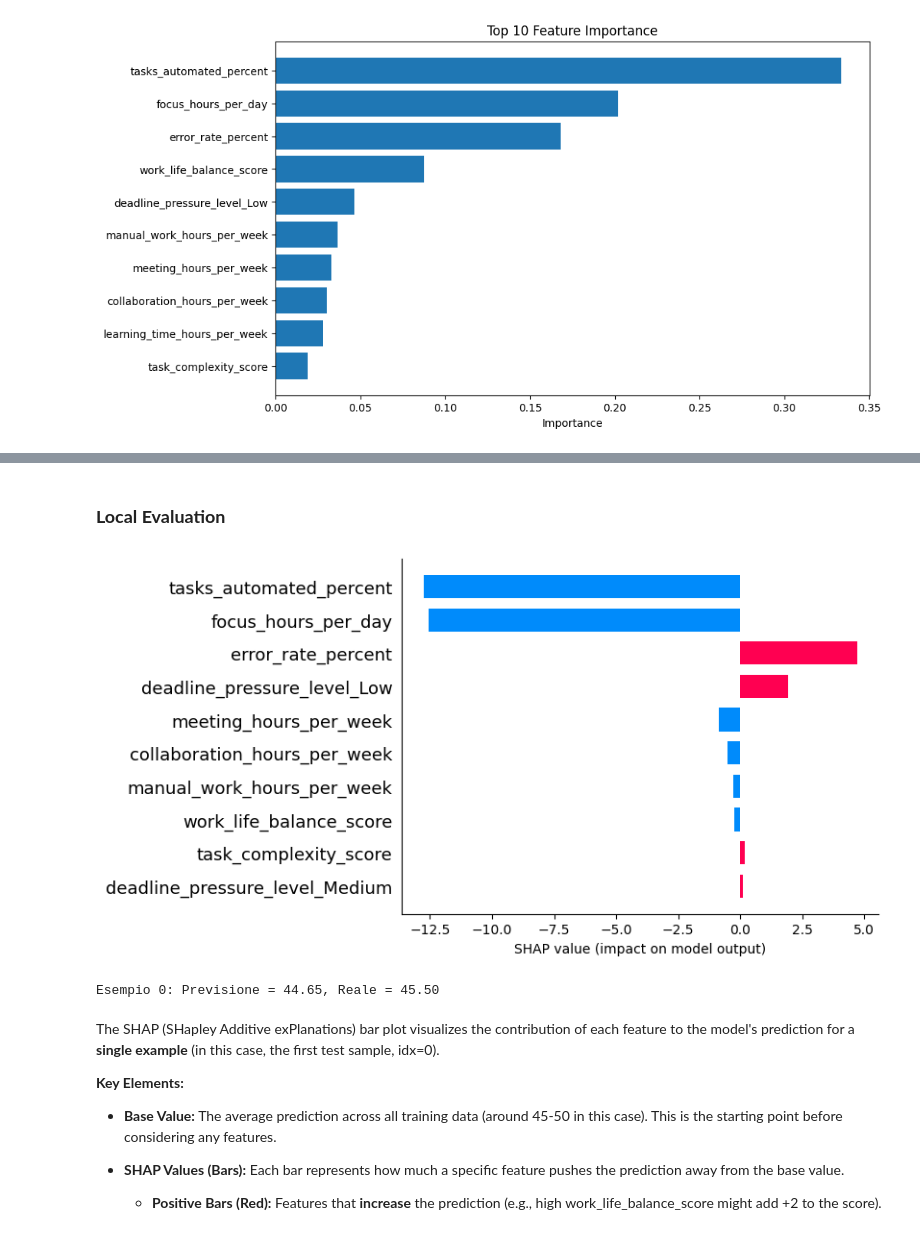
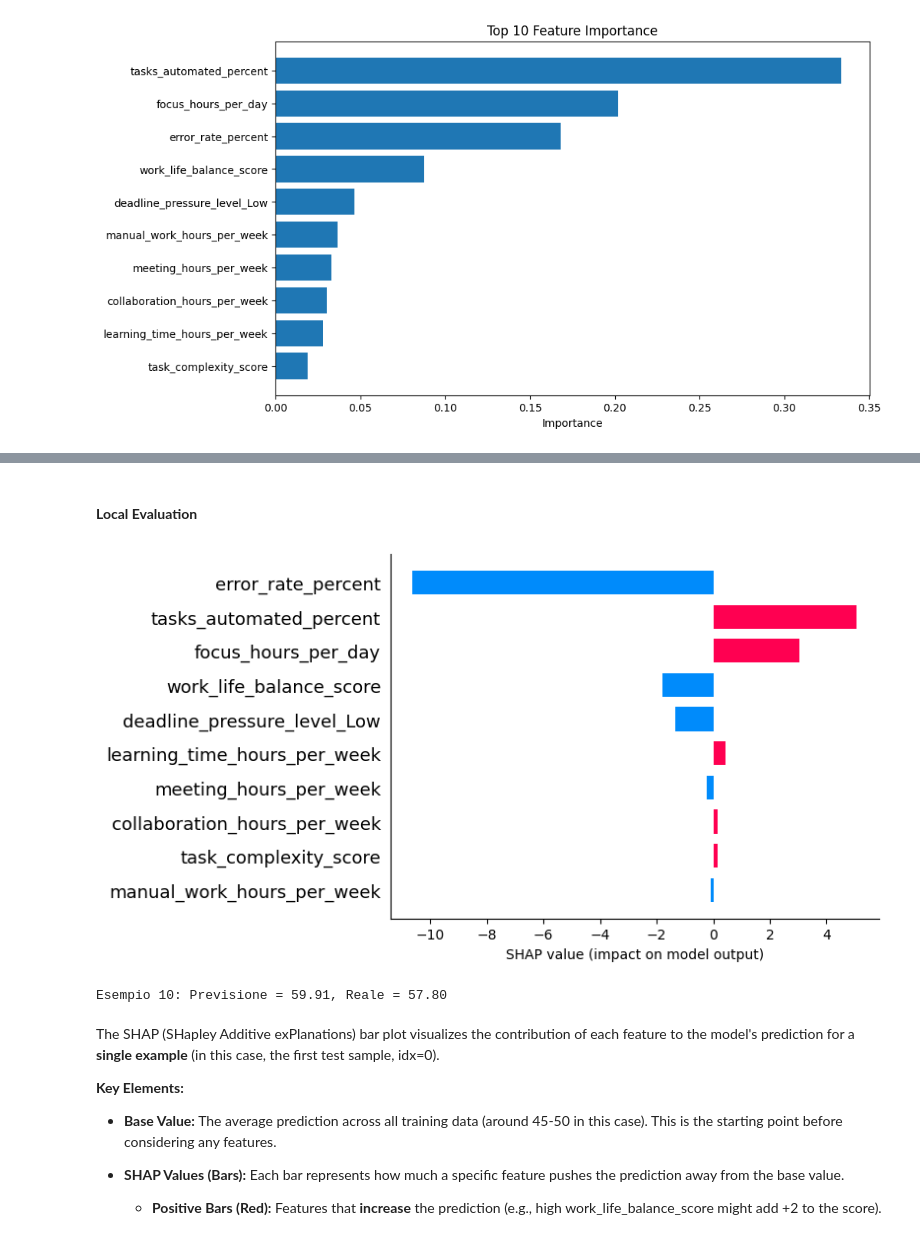
Before and after one commit to saradifranco/AI-Workplace-Productivity-Analysis, a Jupyter notebook: code.ipynb, the cells around one changed output, grey strips where cells are left out. Drawn from its saved outputs; the diff is of its cells as text; code cells hidden in the pictures.

```diff
--- a/code.ipynb
+++ b/code.ipynb
@@ -702,26 +752,26 @@ shap.summary_plot(
 # %% [markdown]
-### **Local Evaluation**
+#### **Local Evaluation**
 # %%
 # Trasforma il test set
 X_test_transformed = model.named_steps["preprocessor"].transform(X_test)
 
 # Scegli un esempio (cambia idx per altri)
-idx = 0
+idx = 10
 sample = X_test_transformed[idx:idx+1]
 
 # Calcola SHAP per questo esempio
 shap_values_single = explainer.shap_values(sample)
 
 # Bar plot statico per spiegare la previsione (più semplice da visualizzare)
 shap.bar_plot(shap_values_single[0], feature_names=feature_names, max_display=10)
 
 # Mostra anche la previsione e il valore reale
 pred = model.predict(X_test.iloc[idx:idx+1])
 real = y_test.iloc[idx]
 print(f"Esempio {idx}: Previsione = {pred[0]:.2f}, Reale = {real:.2f}")
 # %% [output]
-[figure, old version]
+[figure, new version]
-Esempio 0: Previsione = 44.65, Reale = 45.50
+Esempio 10: Previsione = 59.91, Reale = 57.80
 # %% [markdown]
 The SHAP (SHapley Additive exPlanations) bar plot visualizes the contribution of each feature to the model's prediction for a **single example** (in this case, the first test sample, idx=0).
 
```
Also changed, not shown: parts of 50 cells of this notebook.
